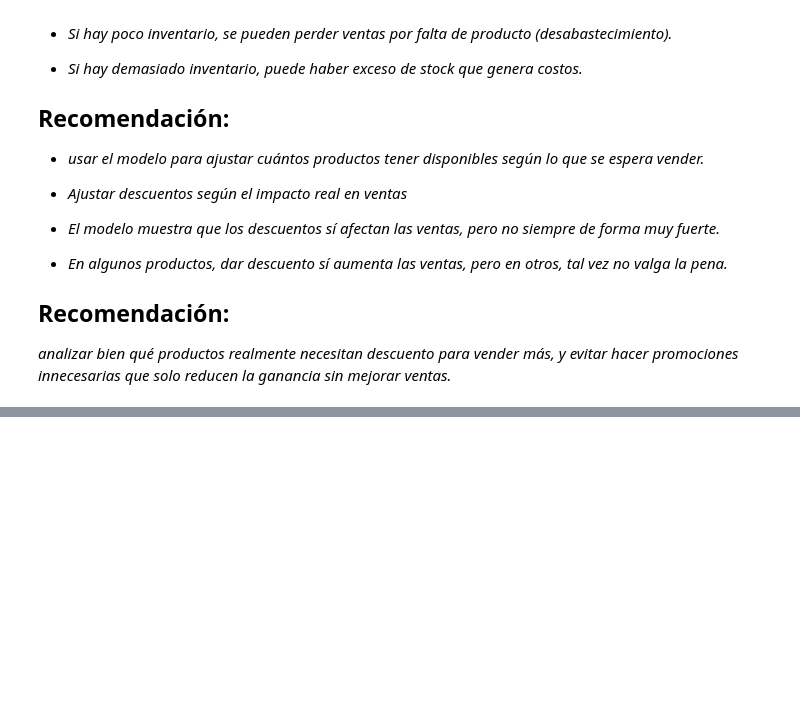
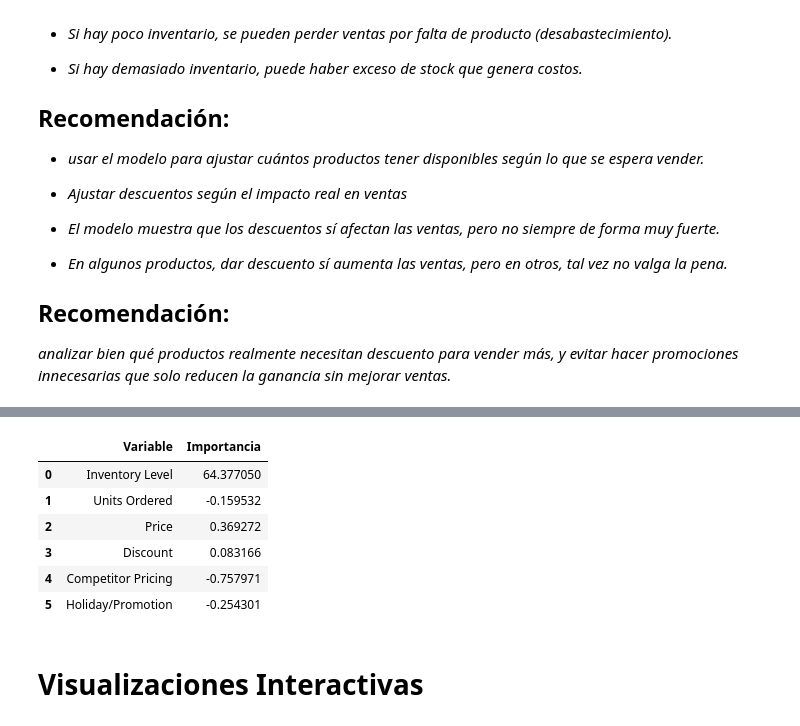
Before and after one commit to DwnRojasV/reto-analisis-datos-hackaton-ttech, a Jupyter notebook: NivelExplorador.ipynb, the cells around one changed output, grey strips where cells are left out. Saved outputs shown, nothing was run; the diff lists cells and outputs as text; code cells hidden in the pictures; blank space fills up the shorter version.

```diff
--- a/NivelExplorador.ipynb
+++ b/NivelExplorador.ipynb
@@ -231,3 +271,6 @@ if hasattr(modelo, 'coef_'):
 MAE: 68.90, R²: 0.35
 [figure]
 📊 Coeficientes del modelo: {'Inventory Level': 64.3770495548433, 'Units Ordered': -0.15953176980540223, 'Price': 0.36927216875410107, 'Discount': 0.08316598116319951, 'Competitor Pricing': -0.75797095 ...
+# %%
+coef_map = {feature: round(coef, 2) for feature, coef in zip(features, modelo.coef_)}
+print("📊 Coeficientes del modelo:", coef_map)
@@ -334,0 +405,18 @@ En términos simples: el modelo es bueno prediciendo, aunque no perfecto (100% s
+# %%
+df_coeficientes = pd.DataFrame({
+    "Variable": list(coef_map.keys()),
+    "Importancia": list(coef_map.values())
+})
+df_coeficientes.to_csv("importancia_variables.csv", index=False)
+# %%
+df_coeficientes
+# %% [output]
+|  | Variable | Importancia |
+| 0 | Inventory Level | 64.377050 |
+| 1 | Units Ordered | -0.159532 |
+| 2 | Price | 0.369272 |
+| 3 | Discount | 0.083166 |
+| 4 | Competitor Pricing | -0.757971 |
+| 5 | Holiday/Promotion | -0.254301 |
+# %% [markdown]
+# Visualizaciones Interactivas
```
Also changed, not shown: parts of 5 cells of this notebook.
